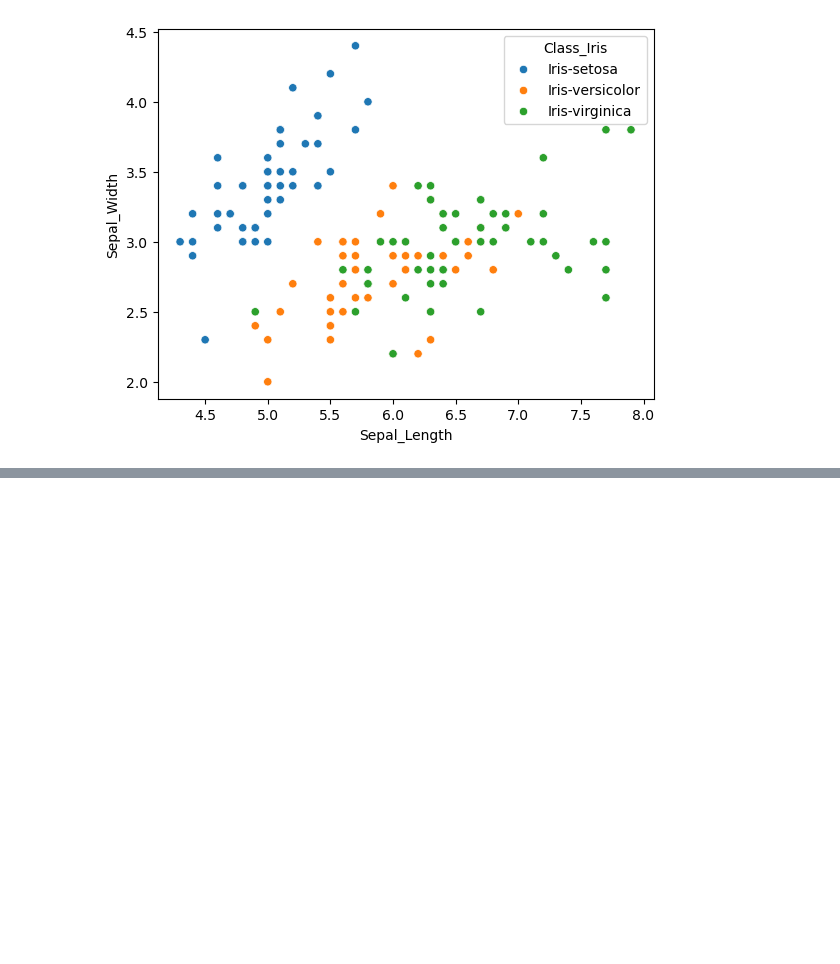
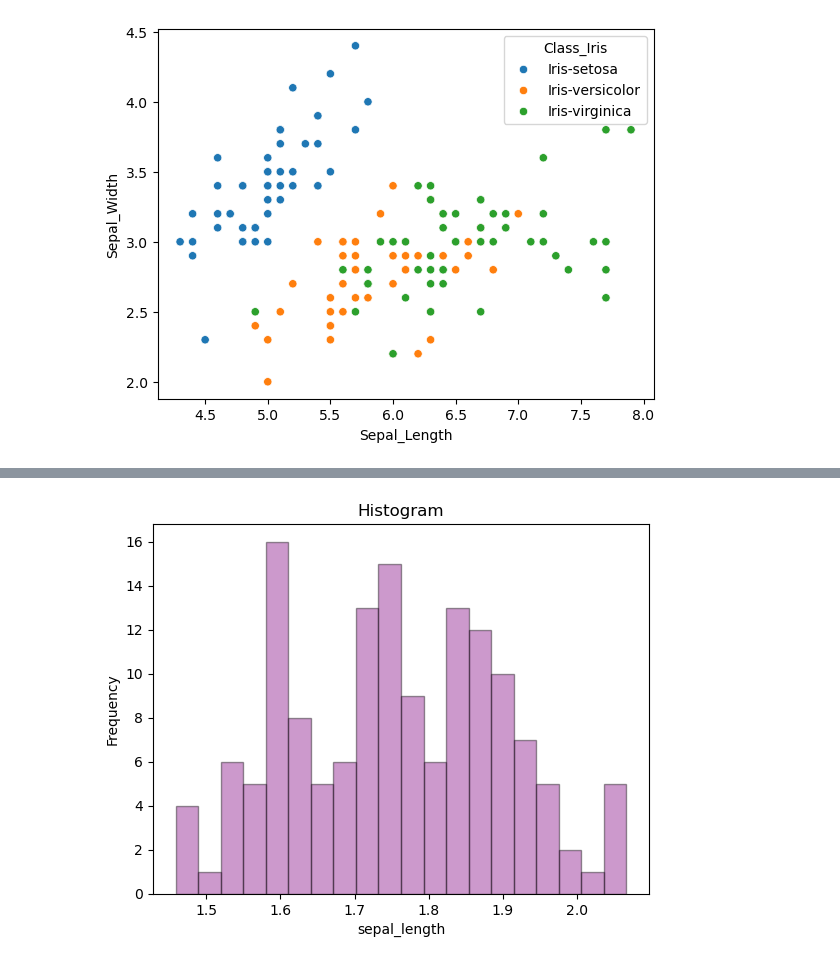
Before and after one commit to Riffatad/Module2, a Jupyter notebook: Module2.ipynb, the cells around one changed output, grey strips where cells are left out. Cells and saved outputs as stored; diff of their text form; code cells hidden in the pictures; blank space fills up the shorter version.

```diff
--- a/Module2.ipynb
+++ b/Module2.ipynb
@@ -65,0 +82,9 @@ plt.show()
+# %%
+sepal_length=np.log(Iris_Data["Sepal_Length"])
+plt.hist(sepal_length,bins=20, color='purple', edgecolor='black', alpha= 0.4)
+plt.xlabel("sepal_length")
+plt.ylabel("Frequency")
+plt.title("Histogram")
+plt.show()
+# %% [output]
+[figure, added]
```
Also changed, not shown: parts of 3 cells of this notebook.
